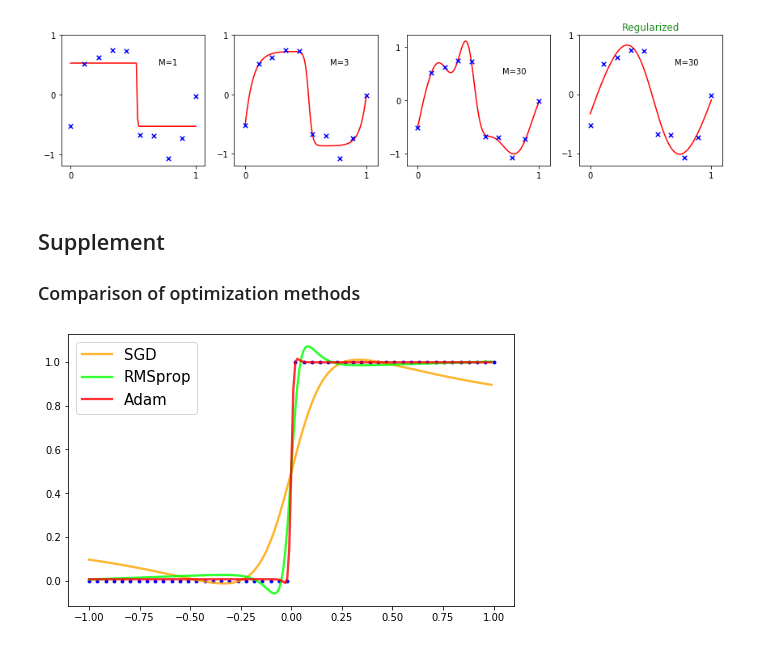
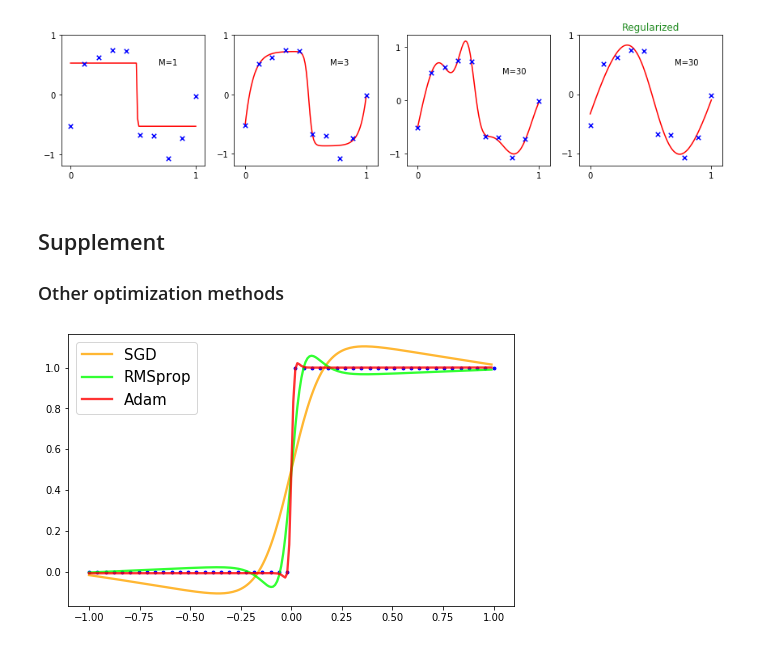
Before and after one commit to oilneck/prml_python, a Jupyter notebook: Notebook/section5.ipynb, the cells around one changed output. Saved outputs shown, nothing was run; the diff lists cells and outputs as text; code cells hidden in the pictures.

```diff
--- a/Notebook/section5.ipynb
+++ b/Notebook/section5.ipynb
@@ -171,7 +171,7 @@ plt.show()
 [figure]
 # %% [markdown]
 ## Supplement
-### Comparison of optimization methods
+### Other optimization methods
 # %%
 import numpy as np
 import matplotlib.pyplot as plt
@@ -183,31 +183,32 @@ def heaviside(x):
     return 0.5 * (np.sign(x) + 1)
 
 
 # training data
 train_x = np.linspace(-1, 1, N).reshape(N, 1)
 train_y = heaviside(train_x)
 
 # Construncting NeuralNet
 model = Feed_Forward(1,3,1)
 model.add(['tanh','identity'])
 
 # test data
 x = np.arange(-1,1,0.01)
 
 # Plotting training data
 color_list = ['blue','orange','lime','red']
 fig = plt.figure(figsize=(8,5))
 ax = fig.add_subplot(111)
 ax.scatter(train_x, train_y,s=8,color=color_list[0],zorder=2)
 
 # Plotting output data
 lr_list = [0.2,0.01,0.2]
 for n,(routine,lr) in enumerate(zip(['SGD','RMSprop','Adam'],lr_list),1):
+    model.clear()
     model.optimizer(method = routine.lower())
     model.fit(train_x,train_y,n_iter=1500,learning_rate=lr)
     y = model(x)
     ax.plot(x,y,color_list[n],zorder=3,label=routine,linewidth=2.3,alpha=0.8)
 plt.legend(fontsize=15)
 plt.show()
 # %% [output]
-[figure, old version]
+[figure, new version]
```
